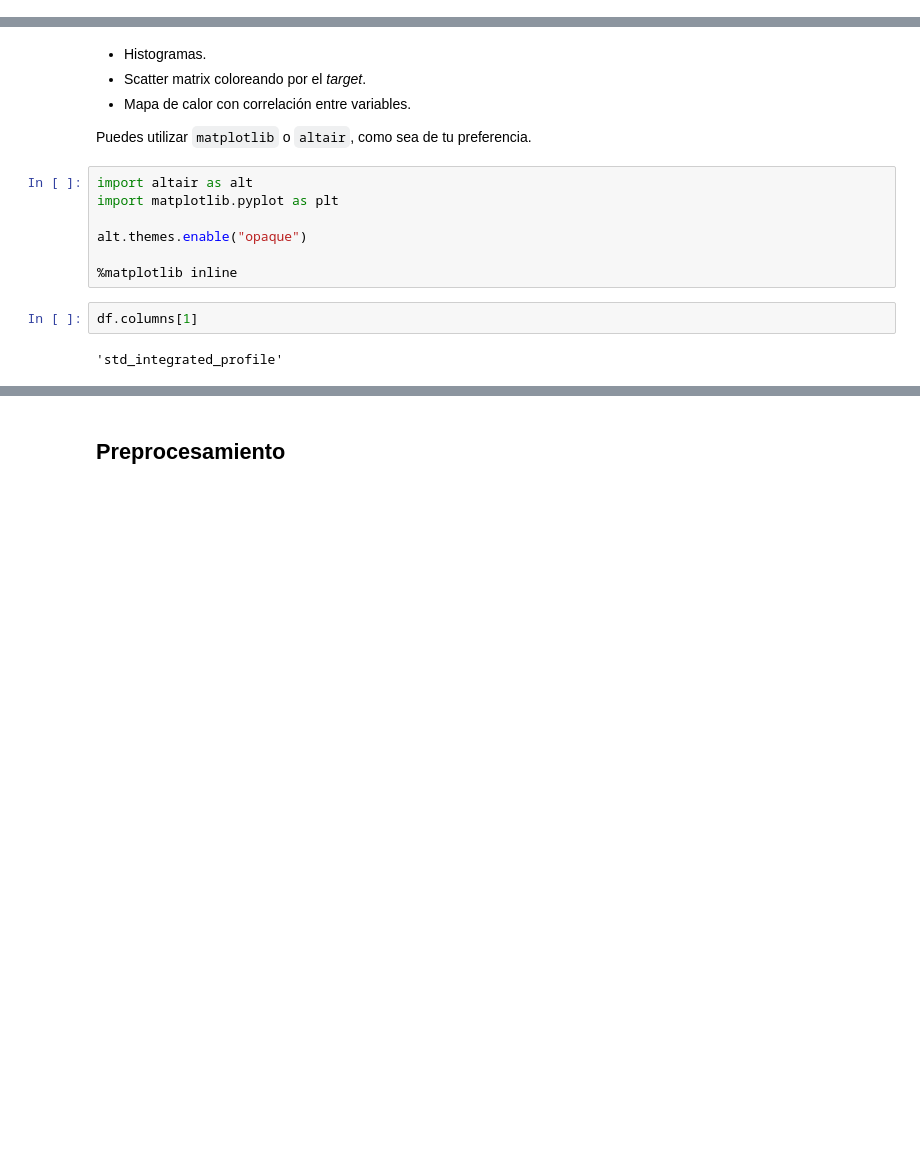
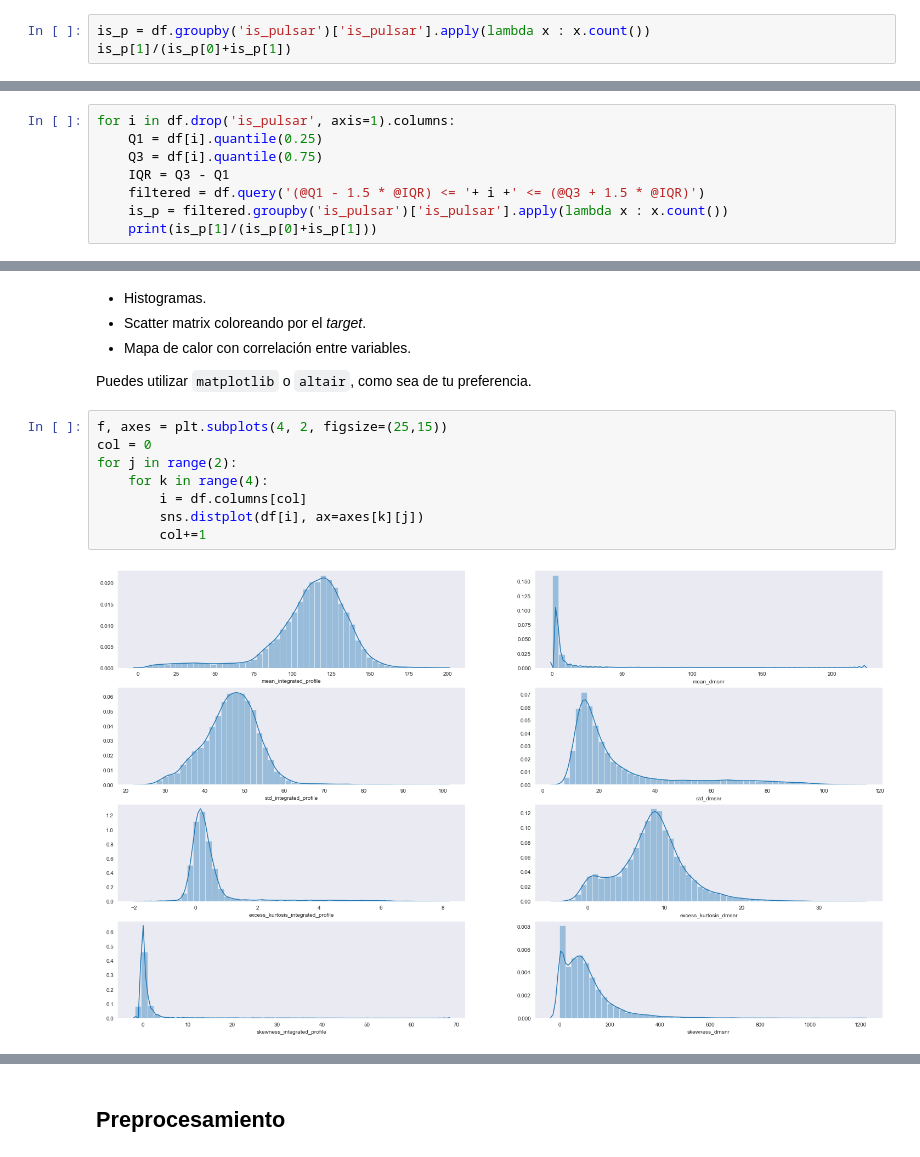
Before and after one commit to FabianCastellano/mat281_portfolio, a Jupyter notebook: Proyectos/m05_project02/m05_project02.ipynb, the cells around one changed output, grey strips where cells are left out. Saved outputs shown, nothing was run; the diff lists cells and outputs as text; blank space fills up the shorter version.

```diff
--- a/Proyectos/m05_project02/m05_project02.ipynb
+++ b/Proyectos/m05_project02/m05_project02.ipynb
@@ -367,0 +362,3 @@ Podemos ver
+# %%
+is_p = df.groupby('is_pulsar')['is_pulsar'].apply(lambda x : x.count())
+is_p[1]/(is_p[0]+is_p[1])
@@ -367,0 +369,8 @@ Podemos ver
+# %%
+for i in df.drop('is_pulsar', axis=1).columns:
+    Q1 = df[i].quantile(0.25)
+    Q3 = df[i].quantile(0.75)
+    IQR = Q3 - Q1
+    filtered = df.query('(@Q1 - 1.5 * @IQR) <= '+ i +' <= (@Q3 + 1.5 * @IQR)')
+    is_p = filtered.groupby('is_pulsar')['is_pulsar'].apply(lambda x : x.count())
+    print(is_p[1]/(is_p[0]+is_p[1]))
@@ -375,14 +395,13 @@ Podemos ver
 * Mapa de calor con correlación entre variables.
 
 Puedes utilizar `matplotlib` o `altair`, como sea de tu preferencia.
-# %%
-import altair as alt
-import matplotlib.pyplot as plt
-
-alt.themes.enable("opaque")
-
-%matplotlib inline
-# %%
-df.columns[1]
-# %% [output]
-'std_integrated_profile'
+# %%
+f, axes = plt.subplots(4, 2, figsize=(25,15))
+col = 0
+for j in range(2):
+    for k in range(4):
+        i = df.columns[col]
+        sns.distplot(df[i], ax=axes[k][j])
+        col+=1
+# %% [output]
+[figure, added]
```
Also changed, not shown: parts of 8 cells of this notebook.
